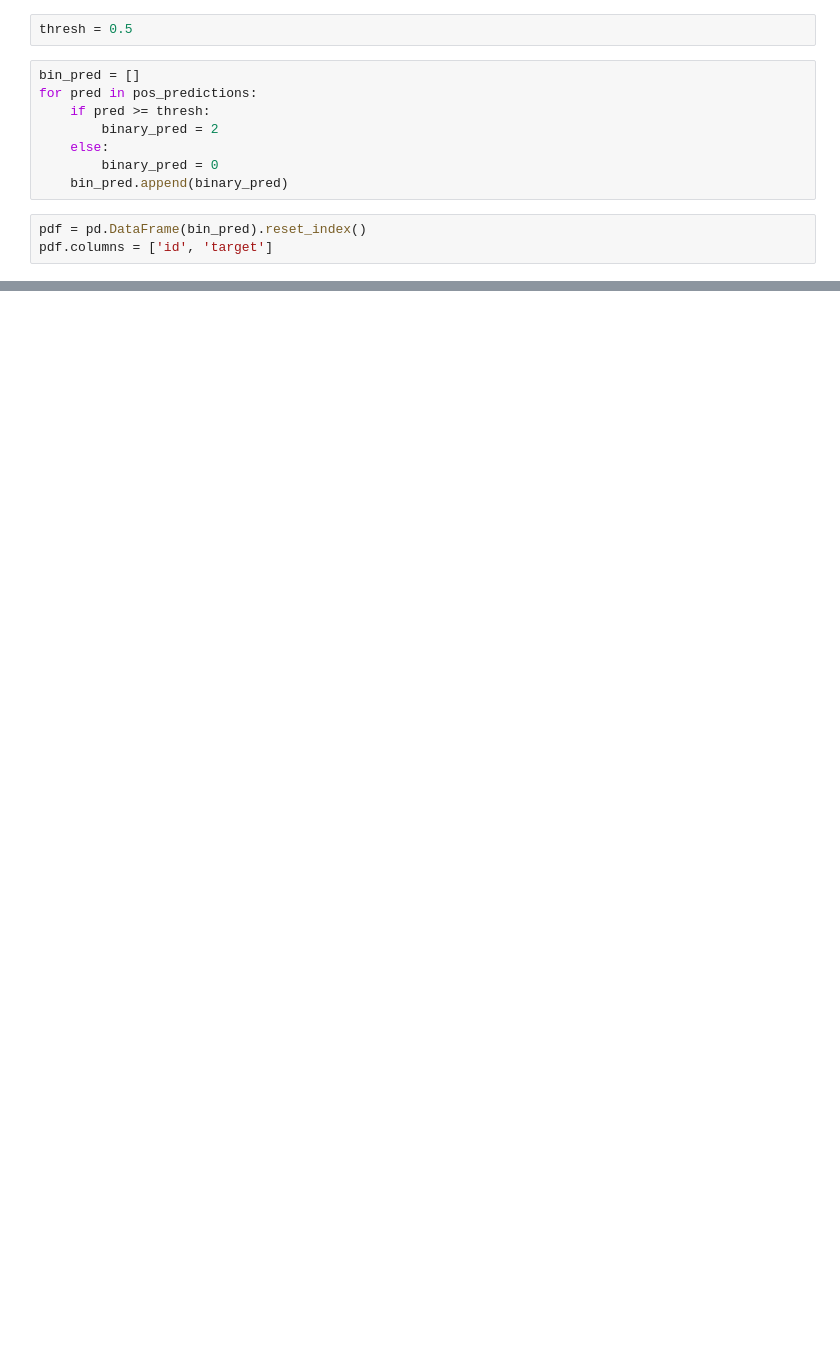
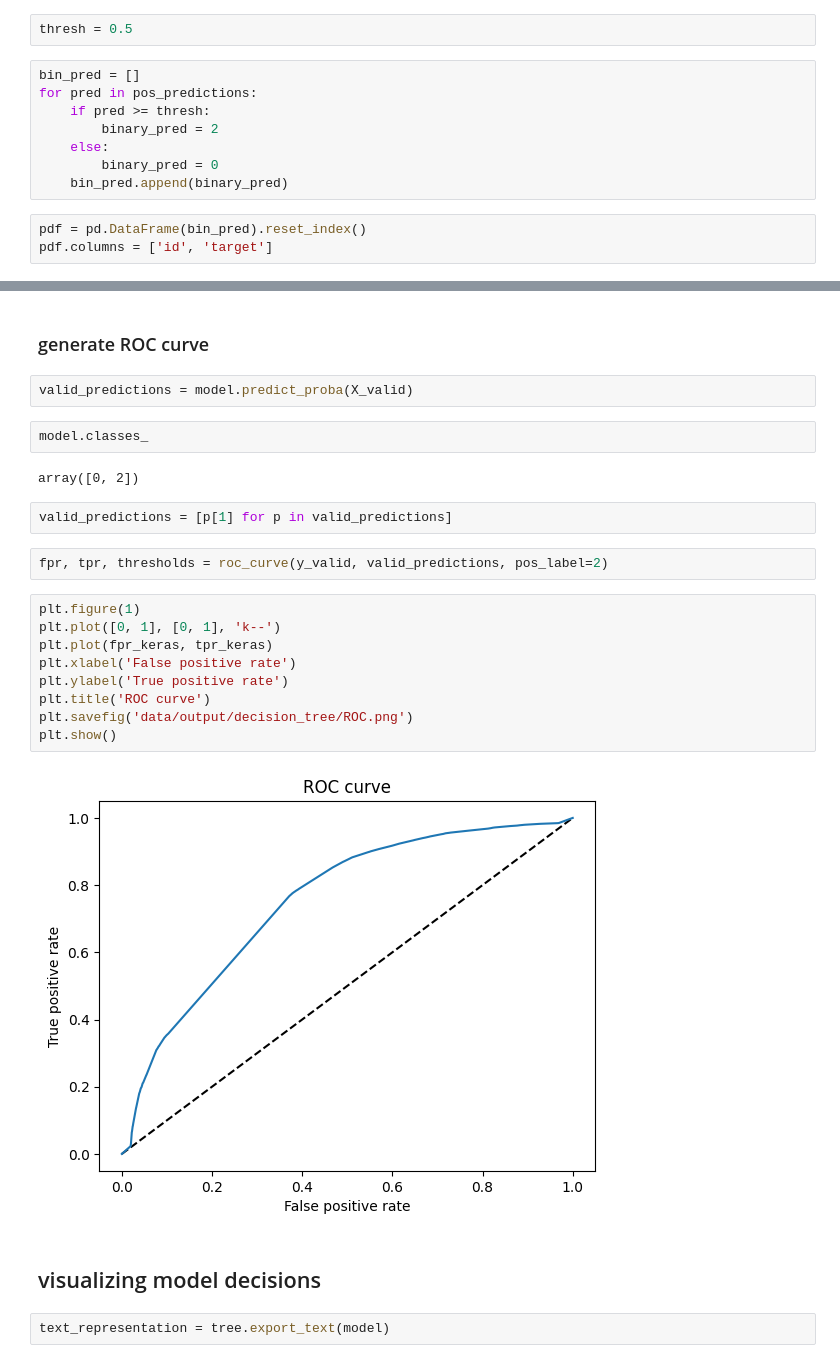
Before and after one commit to tanner-ducharme/ift6390-kaggle-2, a Jupyter notebook: decision_tree_final.ipynb, the cells around one changed output, grey strips where cells are left out. Drawn from its saved outputs; the diff is of its cells as text; blank space fills up the shorter version.

```diff
--- a/decision_tree_final.ipynb
+++ b/decision_tree_final.ipynb
@@ -667,0 +667,27 @@ pdf.to_csv(path+'data/output/decision_tree/decision_tree_predictions.csv', index
+# %% [markdown]
+### generate ROC curve
+# %%
+valid_predictions = model.predict_proba(X_valid)
+# %%
+model.classes_
+# %% [output]
+array([0, 2])
+# %%
+valid_predictions = [p[1] for p in valid_predictions]
+# %%
+fpr, tpr, thresholds = roc_curve(y_valid, valid_predictions, pos_label=2)
+# %%
+plt.figure(1)
+plt.plot([0, 1], [0, 1], 'k--')
+plt.plot(fpr_keras, tpr_keras)
+plt.xlabel('False positive rate')
+plt.ylabel('True positive rate')
+plt.title('ROC curve')
+plt.savefig('data/output/decision_tree/ROC.png')
+plt.show()
+# %% [output]
+[figure, added]
+# %% [markdown]
+## visualizing model decisions
+# %%
+text_representation = tree.export_text(model)
```
Also changed, not shown: parts of 19 cells of this notebook, 1 other file.
